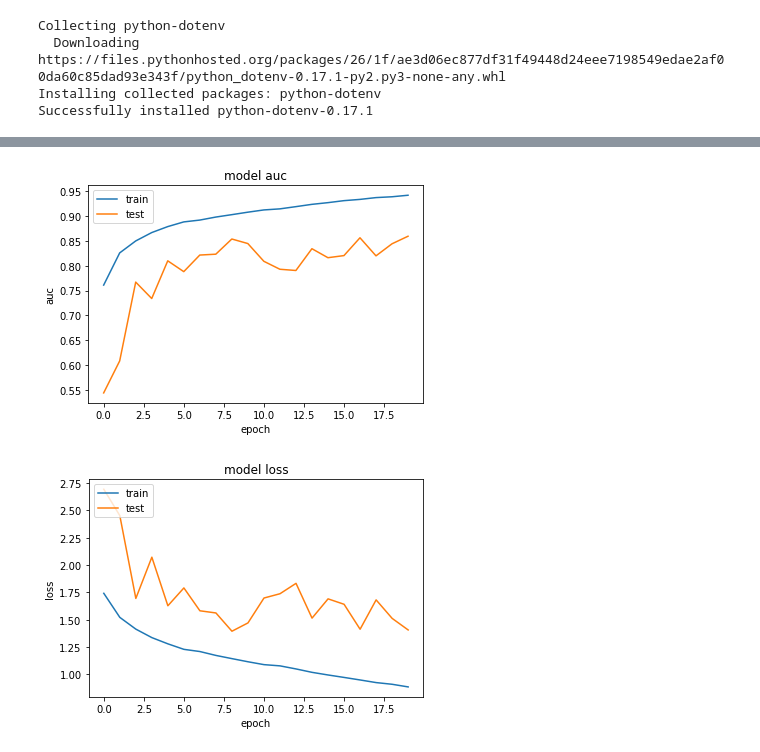
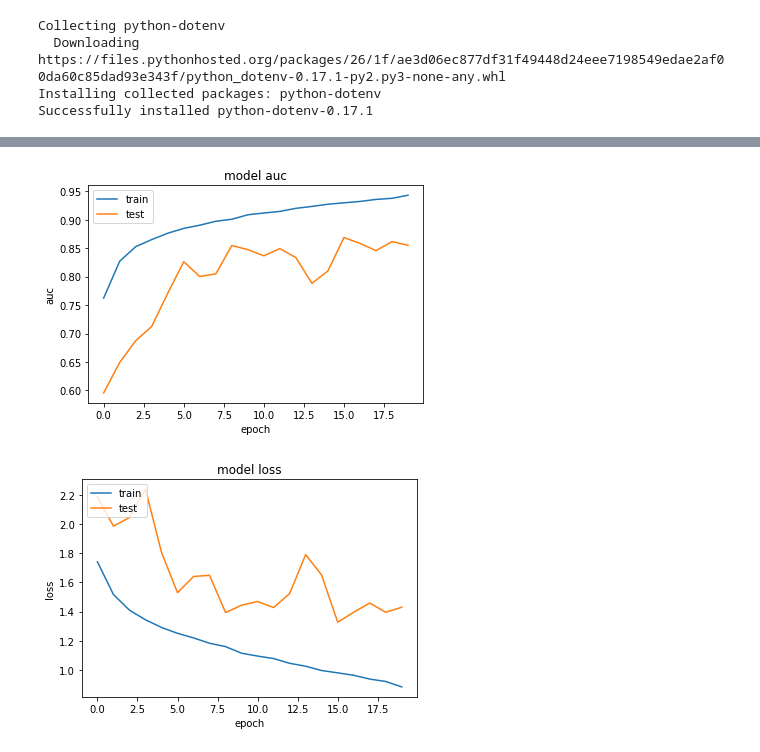
Before and after one commit to sourjyadip/genre_classification, a Jupyter notebook: results/crnn_results.ipynb, the cells around one changed output, grey strips where cells are left out. Drawn from its saved outputs; the diff is of its cells as text; code cells hidden in the pictures.

Commit message:
fixed test set problem for crnn

```diff
--- a/results/crnn_results.ipynb
+++ b/results/crnn_results.ipynb
@@ -102,20 +102,20 @@ def prepare_datasets():
     x_validation = npzfile['arr_0']
     y_validation = npzfile['arr_1']
     print(x_validation.shape, y_validation.shape)
-
+    '''
     npzfile = np.load('/content/drive/MyDrive/data/test_arr.npz') #change path
     print(npzfile.files)
     x_test= npzfile['arr_0']
     y_test = npzfile['arr_1']
     print(x_test.shape, y_test.shape)
-
+    '''
+    x_train, x_test, y_train, y_test = train_test_split(x_train, y_train, test_size = 0.125)
 
 
     x_train = x_train[... , np.newaxis]
     x_validation = x_validation[... , np.newaxis]
     x_test = x_test[... , np.newaxis]
     return x_train, x_validation, x_test, y_train, y_validation, y_test
-
 def build_model(input_shape):
     #create model
     model = keras.Sequential()
@@ -199,11 +199,12 @@ optimizer = keras.optimizers.Adam(learning_rate=0.0001)
 model.compile(optimizer = optimizer, loss = "categorical_crossentropy", metrics = [tf.keras.metrics.AUC()])
 print("Network compiled")
 #train the network
-print(x_train.shape)
+#print(x_train.shape)
+#y_validation = tf.one_hot(y_validation, 8)
 history = model.fit(x_train, y_train, validation_data = (x_validation, y_validation), batch_size = 32, shuffle=True, epochs = 20)
 #print("Network trained")
 #evaluate the CNN on test set
-y_test = tf.one_hot(y_test, 8)
+#y_test = tf.one_hot(y_test, 8)
 test_error, test_auc = model.evaluate(x_test, y_test, verbose = 1)
 print("AUC on test set : {}".format(test_auc))
 show_summary_stats(history)
@@ -228,3 +229,3 @@ AUC on test set : 0.41245037317276
 dict_keys(['loss', 'auc', 'val_loss', 'val_auc'])
-[figure, old version]
+[figure, new version]
-[figure, old version]
+[figure, new version]
```
Also changed, not shown: parts of 2 cells of this notebook, 1 other file.
